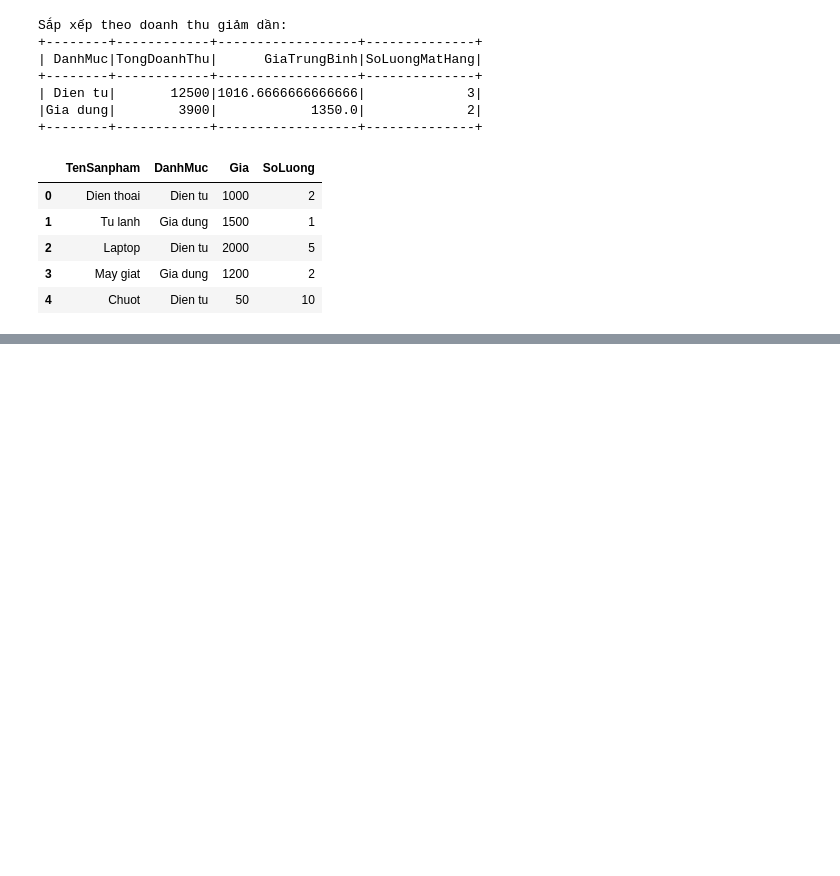
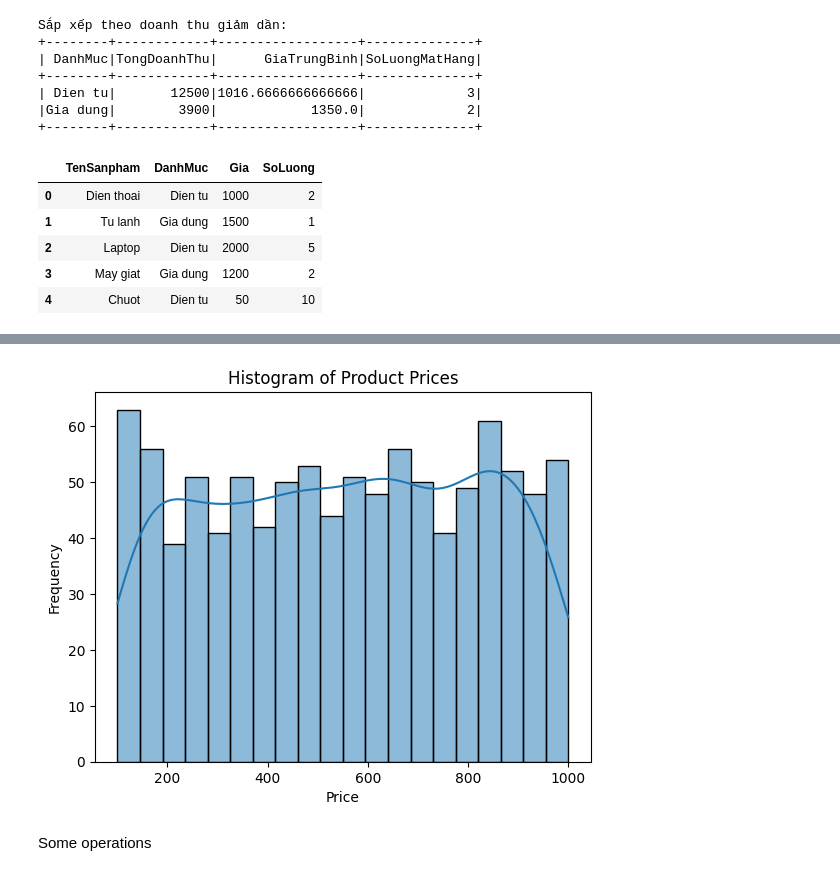
Before and after one commit to HoangVy96vn/Pyspark-basic, a Jupyter notebook: Pyspark_basic.ipynb, the cells around one changed output, grey strips where cells are left out. Drawn from its saved outputs; the diff is of its cells as text; code cells hidden in the pictures; blank space fills up the shorter version.

```diff
--- a/Pyspark_basic.ipynb
+++ b/Pyspark_basic.ipynb
@@ -138,0 +219,16 @@ df.limit(10).toPandas()
+# %%
+# Replace empty, unknown with null
+for col_name in ['event','category']:
+  df_trim = df_trim.withColumn(
+      col_name,
+      F.when(F.col(col_name).isin("N/A","unknown",""), None).otherwise(F.col(col_name))
+  )
+
+# Fill missing values with default:
+df_filled = df_trim.fillna({
+    'product_id':'unspecified',
+    'brand':'new_brand',
+    'price':0.0
+})
+
+df_filled.select('event','category','product_id','brand').show(5)
@@ -138,0 +246,6 @@ df.limit(10).toPandas()
+# %%
+# Convert 'time' to Timestamp and ensure price is float
+df_types = df_filled.withColumn('time', F.col('time').cast(TimestampType()))\
+                    .withColumn('price', F.col('price').cast(DoubleType()))
+
+df_types.printSchema()
@@ -138,0 +262,4 @@ df.limit(10).toPandas()
+# %%
+# Select key columns
+df_columns = df_types.select('time','category','brand','price')
+df_columns.show(5)
@@ -138,0 +277,17 @@ df.limit(10).toPandas()
+# %%
+# Convert to Pandas for easy apply visualization libraries
+df_pandas = df_columns.toPandas()
+# %%
+import seaborn as sns
+import matplotlib.pyplot as plt
+
+plt.figure()
+sns.histplot(df_pandas['price'], kde=True, bins = 20)
+plt.title('Histogram of Product Prices')
+plt.xlabel('Price')
+plt.ylabel('Frequency')
+plt.show()
+# %% [output]
+[figure, added]
+# %% [markdown]
+Some operations
```
Also changed, not shown: parts of 19 cells of this notebook.
